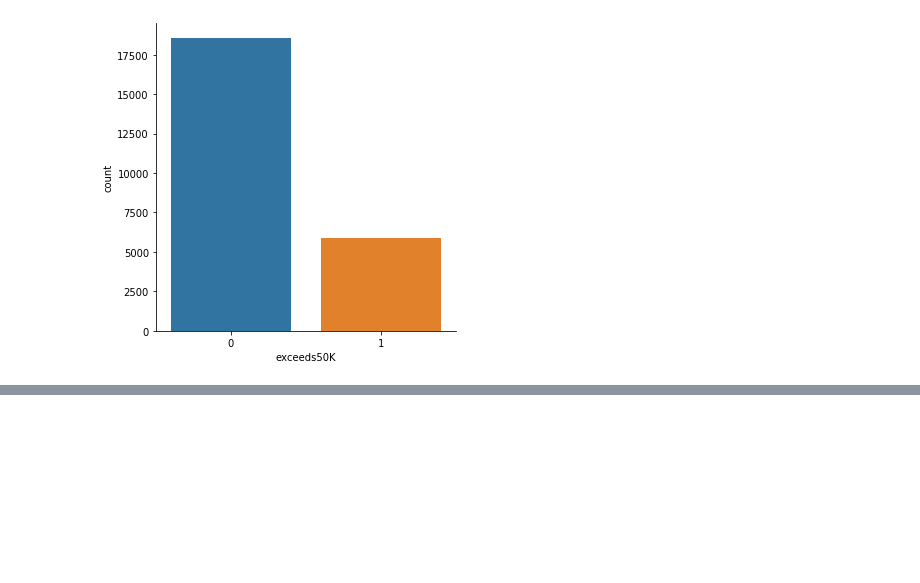
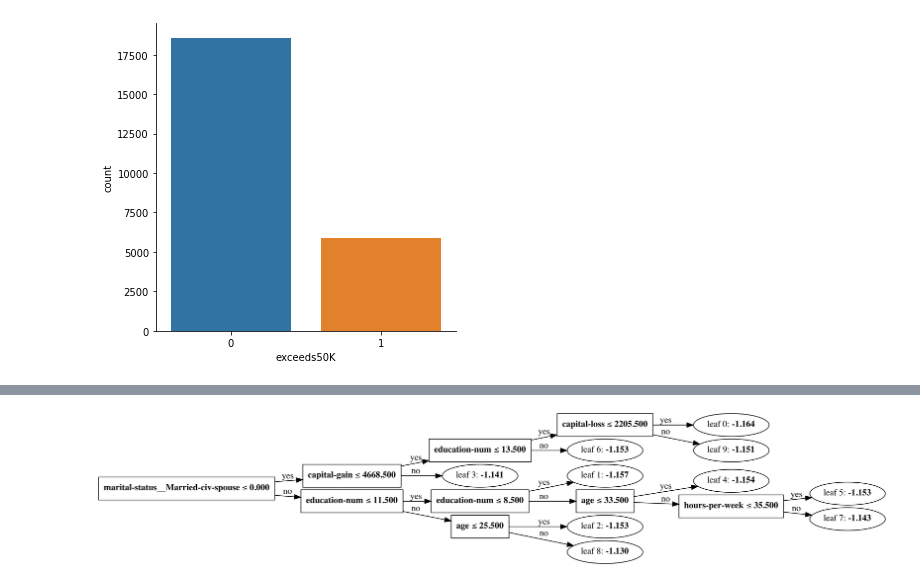
Before and after one commit to hanaecarrie/CS5228_kaggle_income50K_classification, a Jupyter notebook: Classifier LightGBM.ipynb, the cells around one changed output, grey strips where cells are left out. Drawn from its saved outputs; the diff is of its cells as text; code cells hidden in the pictures; blank space fills up the shorter version.

```diff
--- a/Classifier LightGBM.ipynb
+++ b/Classifier LightGBM.ipynb
@@ -186,0 +213,11 @@ df.to_csv(os.path.join('dump', experience, experience+'.csv'))
+# %%
+experience = 'LightGBM_simpleonehotencodingonly'
+X_train = pd.read_csv(os.path.join('dump', experience, 'X_train.csv'), index_col=0)
+final_model = pickle.load(open(os.path.join('dump', experience, 'model'), 'rb'))
+lgb.create_tree_digraph(final_model).save(directory=os.path.join('dump', experience), filename='tree.dot')
+call(['dot', '-Tpng', os.path.join('dump', experience, 'tree.dot'),
+      '-o', os.path.join('dump', experience, 'tree.png'), '-Gdpi=600'])
+# Display in jupyter notebook
+Image(filename = os.path.join('dump', experience, 'tree.png'))
+# %% [output]
+[figure, added]
```
Also changed, not shown: parts of 3 cells of this notebook, 2 other files.
